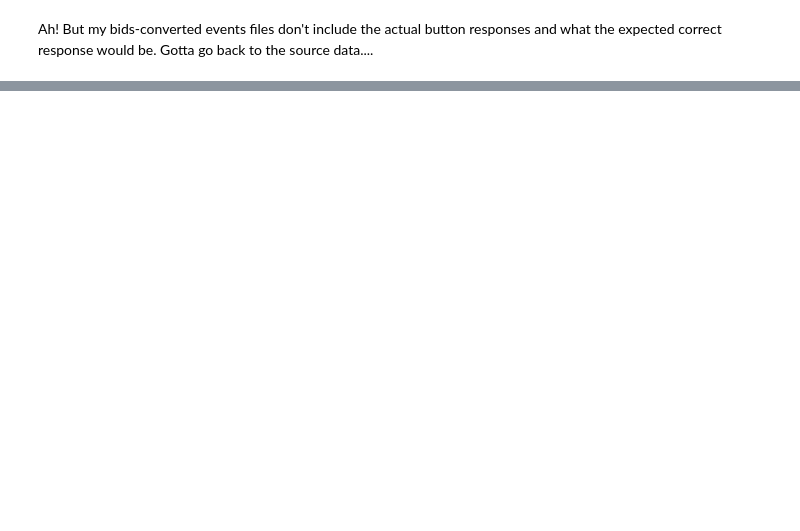
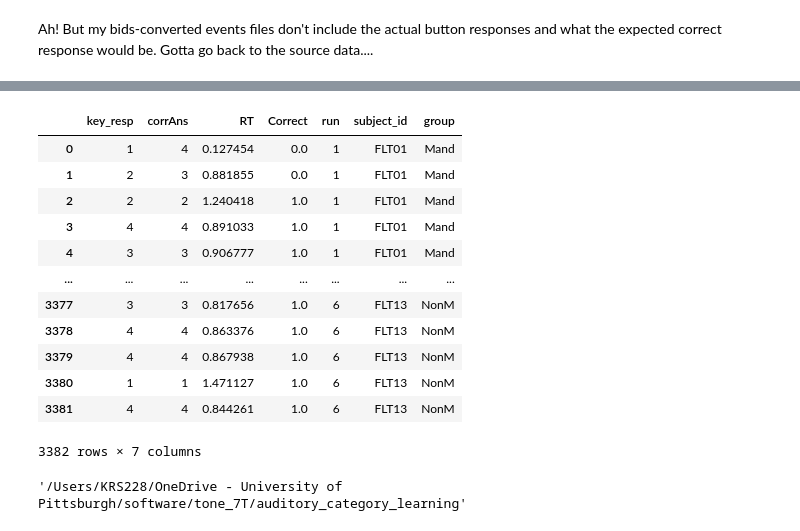
Before and after one commit to sitek/auditory_category_learning, a Jupyter notebook: behavior_analysis.ipynb, the cells around one changed output, grey strips where cells are left out. Drawn from its saved outputs; the diff is of its cells as text; code cells hidden in the pictures; blank space fills up the shorter version.

```diff
--- a/behavior_analysis.ipynb
+++ b/behavior_analysis.ipynb
@@ -68,7 +11,0 @@ file_list = sorted(glob(raw_beh_dir+'/sub-%s*tone_learning*.csv'%sub_id))
-# %%
-psy_list = []
-for rx, fpath in enumerate(file_list):
-    psy_df = pd.read_csv(fpath, sep=',')
-
-    psy_list.append(psy_df)
-all_df = pd.concat(psy_list)
@@ -150,0 +95,16 @@ import sklearn; sklearn.__version__
+# %%
+all_sub_df
+# %% [output]
+|  | key_resp | corrAns | RT | Correct | run | subject_id | group |
+| 0 | 1 | 4 | 0.127454 | 0.0 | 1 | FLT01 | Mand |
+| 1 | 2 | 3 | 0.881855 | 0.0 | 1 | FLT01 | Mand |
+| 2 | 2 | 2 | 1.240418 | 1.0 | 1 | FLT01 | Mand |
+| 3 | 4 | 4 | 0.891033 | 1.0 | 1 | FLT01 | Mand |
+| 4 | 3 | 3 | 0.906777 | 1.0 | 1 | FLT01 | Mand |
+| ... | ... | ... | ... | ... | ... | ... | ... |
+| 3377 | 3 | 3 | 0.817656 | 1.0 | 6 | FLT13 | NonM |
+| 3378 | 4 | 4 | 0.863376 | 1.0 | 6 | FLT13 | NonM |
+| 3379 | 4 | 4 | 0.867938 | 1.0 | 6 | FLT13 | NonM |
+| 3380 | 1 | 1 | 1.471127 | 1.0 | 6 | FLT13 | NonM |
+| 3381 | 4 | 4 | 0.844261 | 1.0 | 6 | FLT13 | NonM |
+3382 rows × 7 columns
@@ -150,0 +113,4 @@ import sklearn; sklearn.__version__
+# %%
+pwd
+# %% [output]
+'/Users/KRS228/OneDrive - University of Pittsburgh/software/tone_7T/auditory_category_learning'
```
Also changed, not shown: parts of 32 cells of this notebook.
